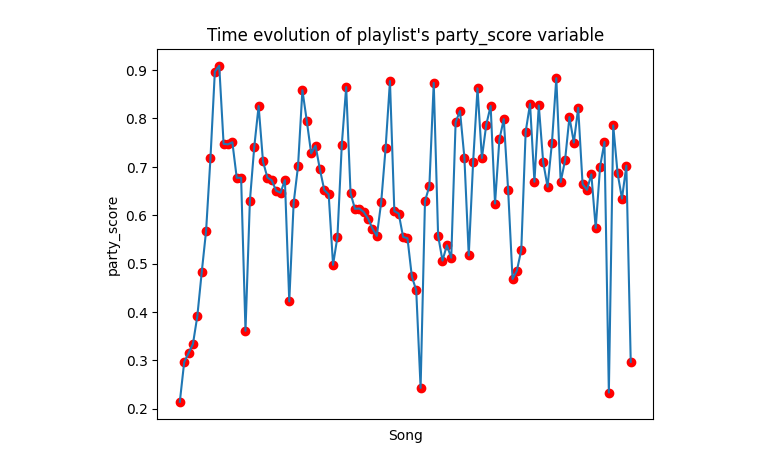
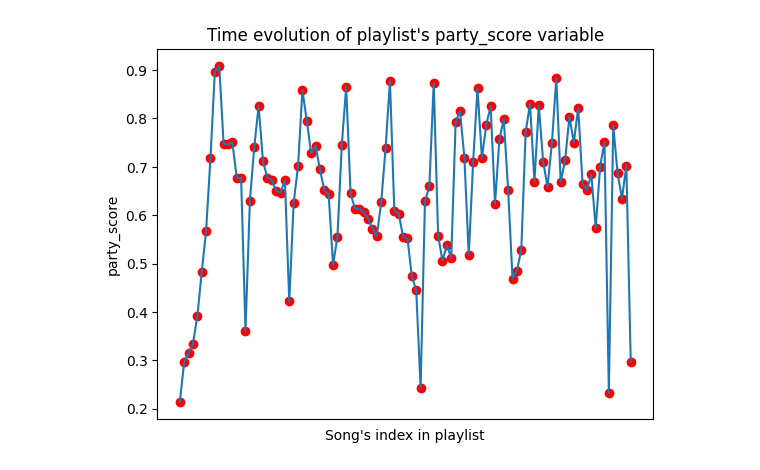
Before and after one commit to marko800/music_recommender, a Jupyter notebook: demo.ipynb, the cells around one changed output. Cells and saved outputs as stored; diff of their text form; code cells hidden in the pictures.

```diff
--- a/demo.ipynb
+++ b/demo.ipynb
@@ -9,5 +9,5 @@ df = pd.read_csv("data/data_cleaned.csv")
 # %%
 songs_df = df.sample(50)
 # %%
-playlist = rj.generate_playlist(songs_df,10)
+playlist_df = rj.generate_playlist(songs_df,10)
 # %% [output]
@@ -141,18 +15,15 @@ No valid unique filler found.
-# %%
-# visual test
-
-df = rj.party_score(df)
-playlist_df = df.loc[playlist]
-
-import matplotlib.pyplot as plt
-
-playlist_scores = list(playlist_df.party_score)
-plt.plot(playlist_scores)
-plt.scatter(range(len(playlist_scores)),playlist_scores,c="red")
-plt.xticks([])
-plt.xlabel("Song")
-plt.ylabel("party_score")
-plt.title("Time evolution of playlist's party_score variable")
-plt.show()
-# %% [output]
-[figure, removed]
+# %%
+# visual test (case 1)
+
+import matplotlib.pyplot as plt
+
+playlist_scores = list(playlist_df.party_score)
+plt.plot(playlist_scores)
+plt.scatter(range(len(playlist_scores)),playlist_scores,c="red")
+plt.xticks([])
+plt.xlabel("Song's index in playlist")
+plt.ylabel("party_score")
+plt.title("Time evolution of playlist's party_score variable")
+plt.show()
+# %% [output]
+[figure, added]
```
Also changed, not shown: parts of 4 cells of this notebook, 2 other files.
